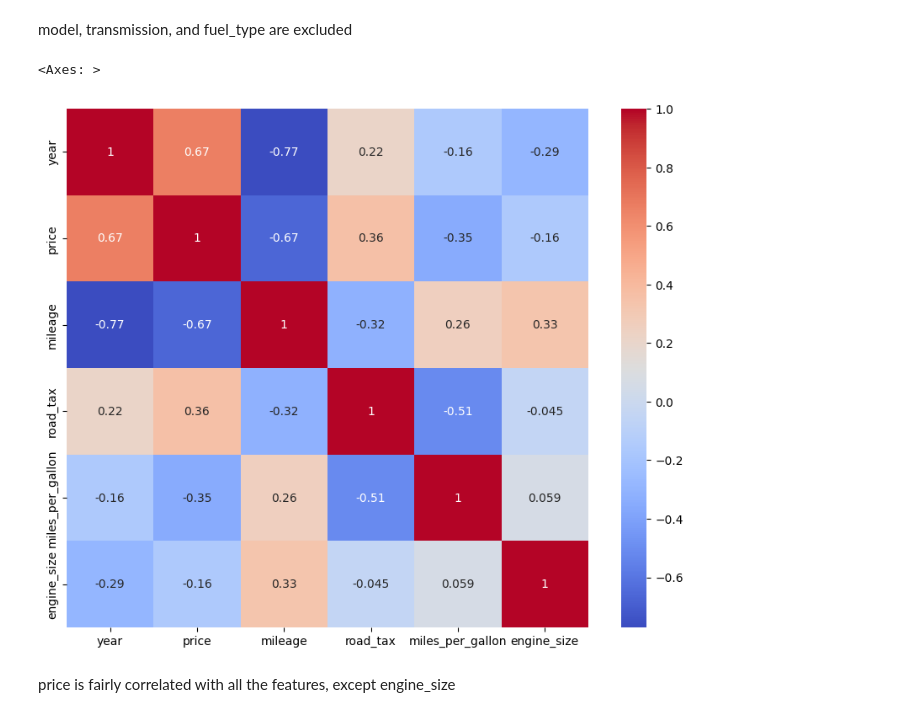
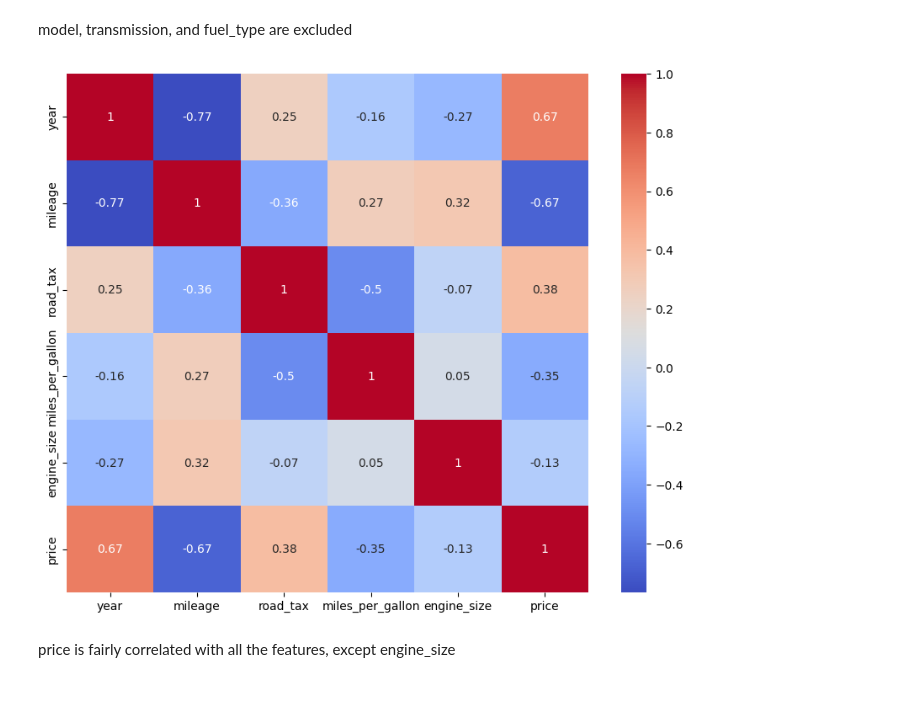
Before and after one commit to Hamdan-Khan/AI-Projects, a Jupyter notebook: regression-car-price-prediction/main.ipynb, the cells around one changed output. Saved outputs shown, nothing was run; the diff lists cells and outputs as text; code cells hidden in the pictures.

```diff
--- a/regression-car-price-prediction/main.ipynb
+++ b/regression-car-price-prediction/main.ipynb
@@ -364,12 +353,15 @@ model, transmission, and fuel_type are excluded
 # %%
 import matplotlib.pyplot as plt
 import seaborn as sns
 
-plt.figure(figsize=(10,8))
-sns.heatmap(train_data[numerical_columns].corr(),annot=True,cmap="coolwarm")
+def generate_heatmap(data,figsize=(10,8)):
+    numerical_columns = data.select_dtypes(include=["float64","int64"]).columns
+    plt.figure(figsize=figsize)
+    sns.heatmap(data[numerical_columns].corr(),annot=True,cmap="coolwarm")
+
+generate_heatmap(train_data)
 # %% [output]
-<Axes: >
-[figure, old version]
+[figure, new version]
 # %% [markdown]
 price is fairly correlated with all the features, except engine_size
 # %% [markdown]
```
Also changed, not shown: parts of 26 cells of this notebook.
